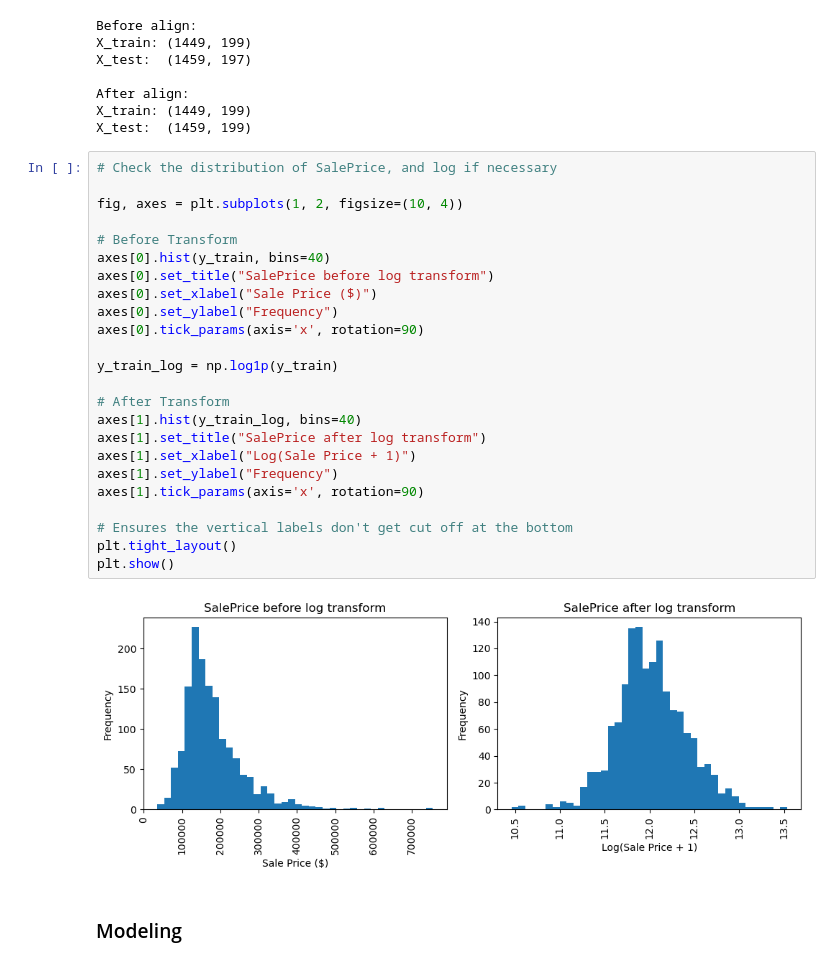
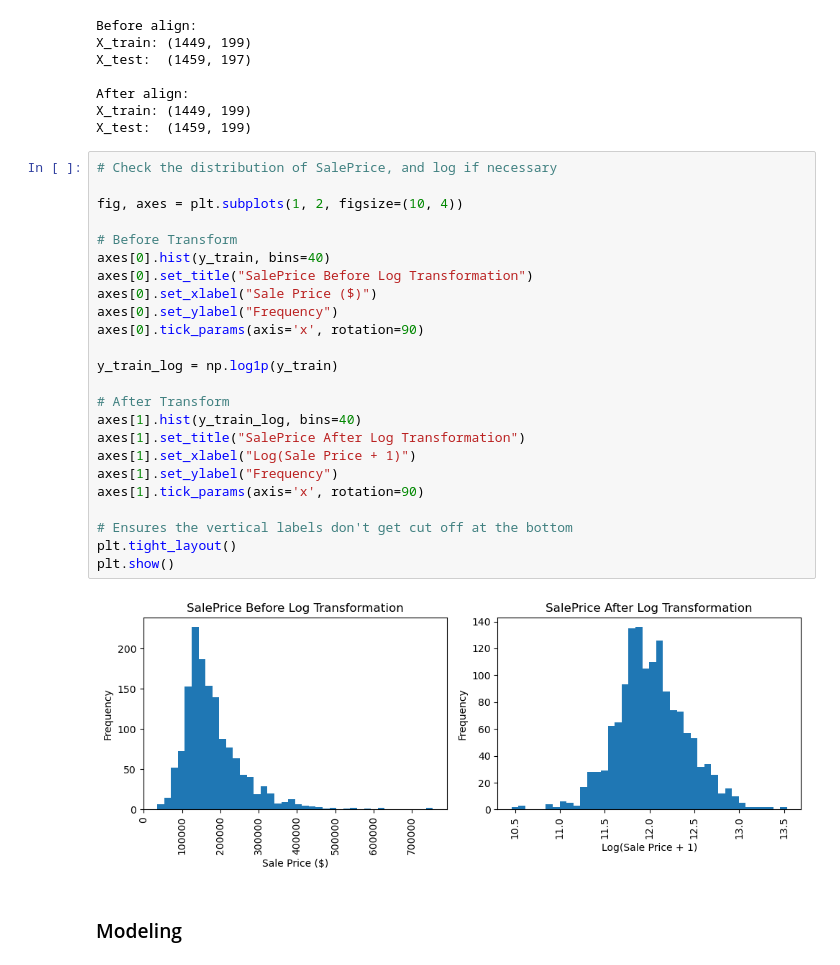
Before and after one commit to ericyang91/Housing_Price_Prediction, a Jupyter notebook: main.ipynb, the cells around one changed output. Drawn from its saved outputs; the diff is of its cells as text.

```diff
--- a/main.ipynb
+++ b/main.ipynb
@@ -472,29 +550,29 @@ X_test:  (1459, 199)
 # %%
 # Check the distribution of SalePrice, and log if necessary
 
 fig, axes = plt.subplots(1, 2, figsize=(10, 4))
 
 # Before Transform
 axes[0].hist(y_train, bins=40)
-axes[0].set_title("SalePrice before log transform")
+axes[0].set_title("SalePrice Before Log Transformation")
 axes[0].set_xlabel("Sale Price ($)")
 axes[0].set_ylabel("Frequency")
 axes[0].tick_params(axis='x', rotation=90)
 
 y_train_log = np.log1p(y_train)
 
 # After Transform
 axes[1].hist(y_train_log, bins=40)
-axes[1].set_title("SalePrice after log transform")
+axes[1].set_title("SalePrice After Log Transformation")
 axes[1].set_xlabel("Log(Sale Price + 1)")
 axes[1].set_ylabel("Frequency")
 axes[1].tick_params(axis='x', rotation=90)
 
 # Ensures the vertical labels don't get cut off at the bottom
 plt.tight_layout()
 plt.show()
 # %% [output]
-[figure, old version]
+[figure, new version]
 # %% [markdown]
 ### Modeling
 # %% [markdown]
```
Also changed, not shown: parts of 25 cells of this notebook, 2 other files.
